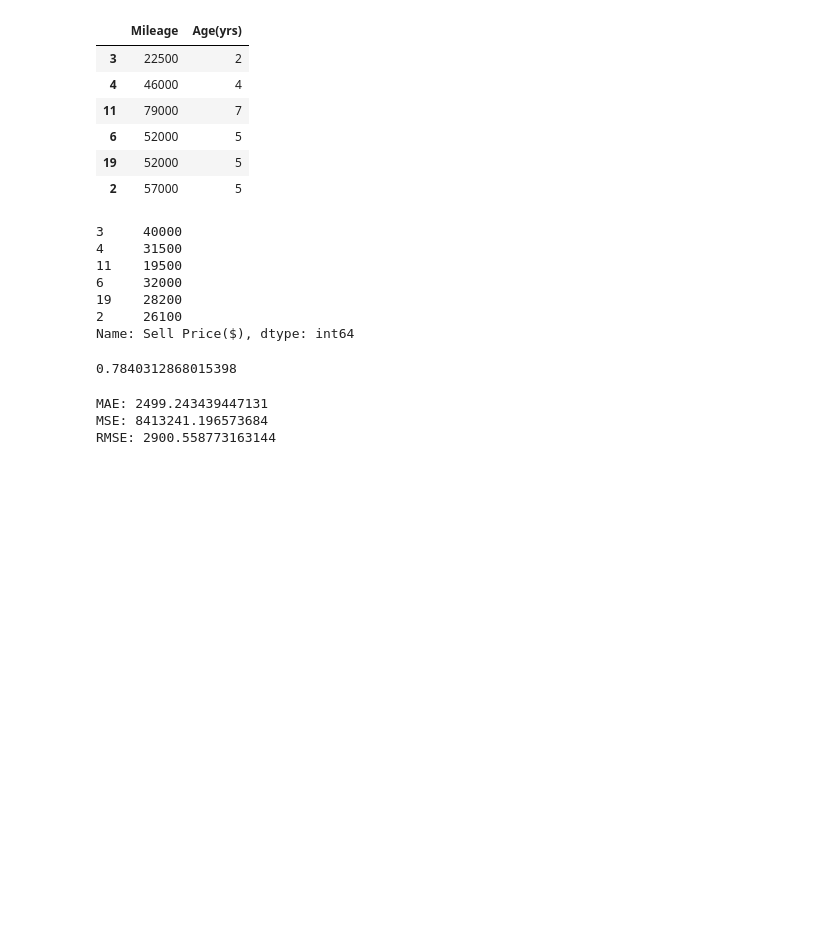
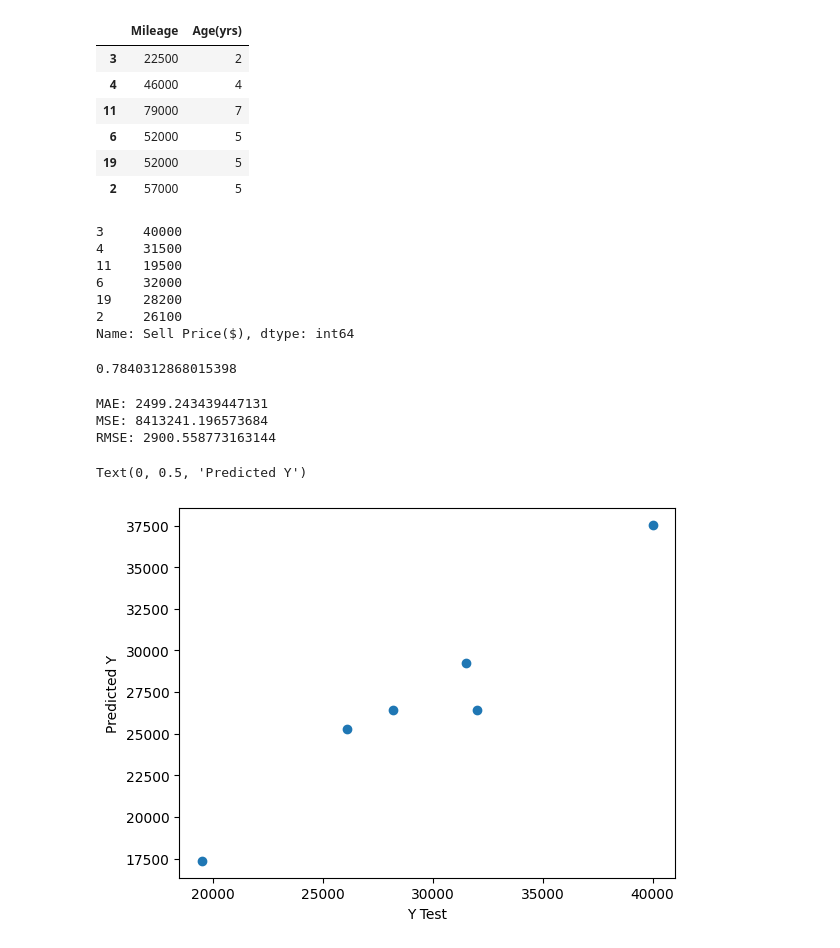
Before and after one commit to SajidMajeed92/UGD-Machine-Learning, a Jupyter notebook: Simple_Linear_Regression/Regression_Model _Train_Test_Split/Regression_traintest_split.ipynb, the cells around one changed output. Drawn from its saved outputs; the diff is of its cells as text; code cells hidden in the pictures; blank space fills up the shorter version.

```diff
--- a/Simple_Linear_Regression/Regression_Model _Train_Test_Split/Regression_traintest_split.ipynb
+++ b/Simple_Linear_Regression/Regression_Model _Train_Test_Split/Regression_traintest_split.ipynb
@@ -169,3 +169,10 @@ print('RMSE:', np.sqrt(metrics.mean_squared_error(y_test, prediction)))
 MAE: 2499.243439447131
 MSE: 8413241.196573684
 RMSE: 2900.558773163144
+# %%
+plt.scatter(y_test,prediction)
+plt.xlabel('Y Test')
+plt.ylabel('Predicted Y')
+# %% [output]
+Text(0, 0.5, 'Predicted Y')
+[figure, added]
```
